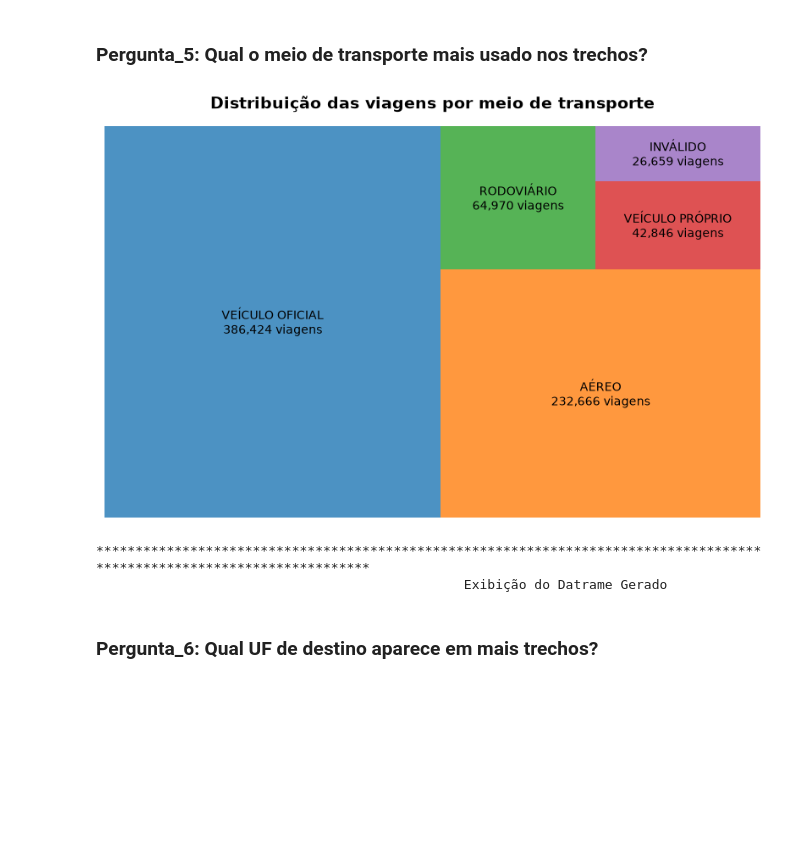
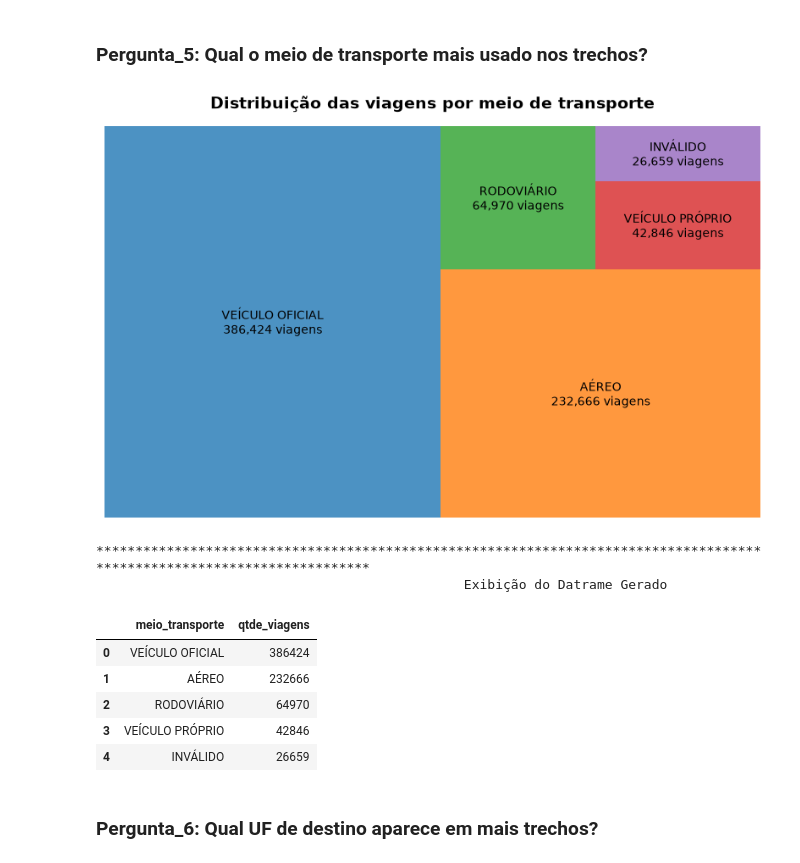
Before and after one commit to hicarocalliari/Projeto_final_SCTEC, a Jupyter notebook: notebooks/analise.ipynb, the cells around one changed output. Saved outputs shown, nothing was run; the diff lists cells and outputs as text; code cells hidden in the pictures; blank space fills up the shorter version.

```diff
--- a/notebooks/analise.ipynb
+++ b/notebooks/analise.ipynb
@@ -313,7 +318,7 @@ dfi.export(
 ### Pergunta_5: Qual o meio de transporte mais usado nos trechos?
 # %%
 
-## Chamada da Função Analisar
+## Chamada da Função Analisar para a Pergunta 5
 df = analisar(5)
 
 ## Criação do Gráfico
@@ -328,34 +333,41 @@ plt.figure(figsize=(10, 6))
 squarify.plot(
     sizes=df["qtde_viagens"],
     label=[
         f"{meio}\n{qtde:,.0f} viagens"
         for meio, qtde in zip(
             df["meio_transporte"],
             df["qtde_viagens"]
         )
     ],
     color=cores,
     alpha=0.8
 )
 
 plt.title("Distribuição das viagens por meio de transporte", fontsize=14, weight="bold", pad=15)
 plt.axis("off")
 plt.savefig(f'{PASTA_IMAGE}/grafico_5.png', dpi=300, bbox_inches='tight')
 plt.show()
 
-## Apresentação do DF através do print
+## Apresentação do DF através do print e salvar em forma de imagem
 print("".center(120, "*"))
 print("Exibição do Datrame Gerado".center(120), "")
 df.sort_values(by="qtde_viagens", ascending=False)
 dfi.export(
     df.sort_values(by="qtde_viagens", ascending=False),
     f'{PASTA_IMAGE}/df_pergunta_5.png',
     table_conversion="matplotlib"
 )
+df
 # %% [output]
 [figure]
 ************************************************************************************************************************
                                                Exibição do Datrame Gerado
+|  | meio_transporte | qtde_viagens |
+| 0 | VEÍCULO OFICIAL | 386424 |
+| 1 | AÉREO | 232666 |
+| 2 | RODOVIÁRIO | 64970 |
+| 3 | VEÍCULO PRÓPRIO | 42846 |
+| 4 | INVÁLIDO | 26659 |
 # %% [markdown]
 ### Pergunta_6: Qual UF de destino aparece em mais trechos?
 # %%
```
Also changed, not shown: parts of 11 cells of this notebook, 5 other files.
